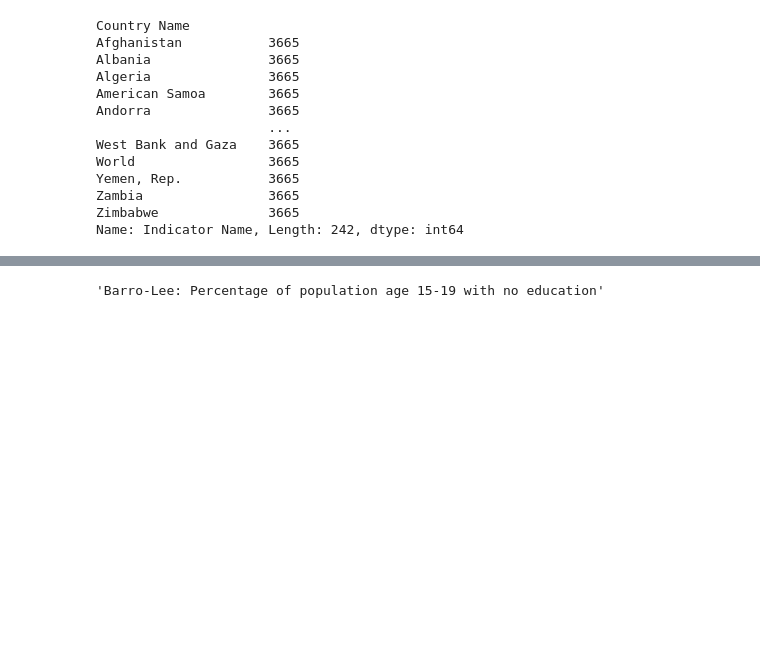
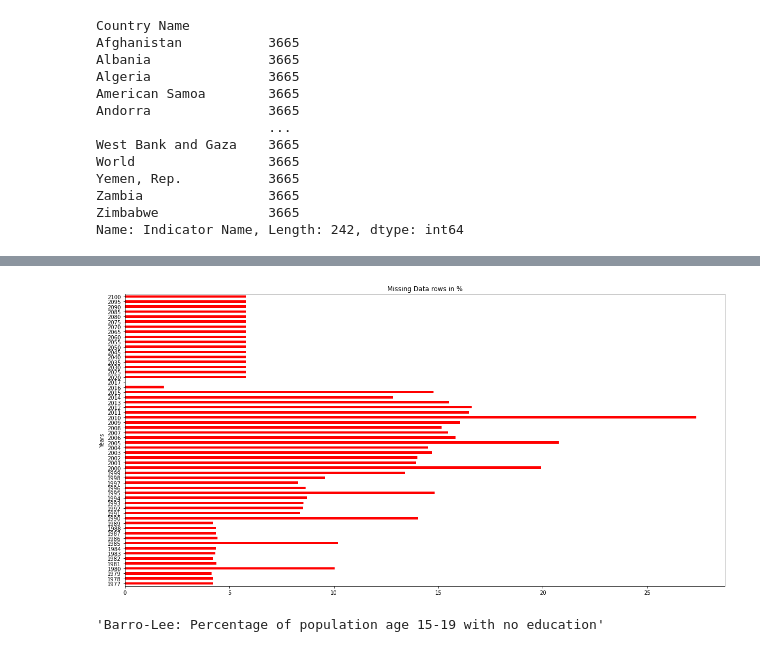
Before and after one commit to TheAIFellow/World_Bank_Education_Stats, a Jupyter notebook: Dilavar_Singh_Team_7_Capstone_Project.ipynb, the cells around one changed output, grey strips where cells are left out. Drawn from its saved outputs; the diff is of its cells as text; code cells hidden in the pictures; blank space fills up the shorter version.

```diff
--- a/Dilavar_Singh_Team_7_Capstone_Project.ipynb
+++ b/Dilavar_Singh_Team_7_Capstone_Project.ipynb
@@ -154,0 +219,2 @@ comapre_country_df1
+# %%
+EdStatsData_df['meadian_year']=EdStatsData_df[(EdStatsData_df['Country Name'] =='Arab World	' )  & (EdStatsData_df['Indicator Code']=='BAR.NOED.1519.FE.ZS')] [[column_lst[i] for i in range(len(column_lst)) if i>3 ]].median()
@@ -179,3 +272,13 @@ EdStatsSeries_df.head(1)
 # %% [output]
 |  | Series Code | Topic | Indicator Name | Short definition | Long definition | Periodicity | Base Period | ... |
 | 0 | BAR.NOED.1519.FE.ZS | Attainment | Barro-Lee: Percentage of female p... | Percentage of female population a... | Percentage of female population a... | NaN | NaN | ... |
+# %%
+dataset1 = EdStatsData_df.loc[:,'1977':'2100'].notnull().sum()/len(EdStatsData_df)*100
+plt.figure(figsize=(20,10))
+plt.subplot()
+dataset1.plot(kind='barh', color='red')
+plt.title('Missing Data rows in %')
+plt.Ylabel('Years')
+plt.show()
+# %% [output]
+[figure, added]
```
Also changed, not shown: parts of 33 cells of this notebook.
